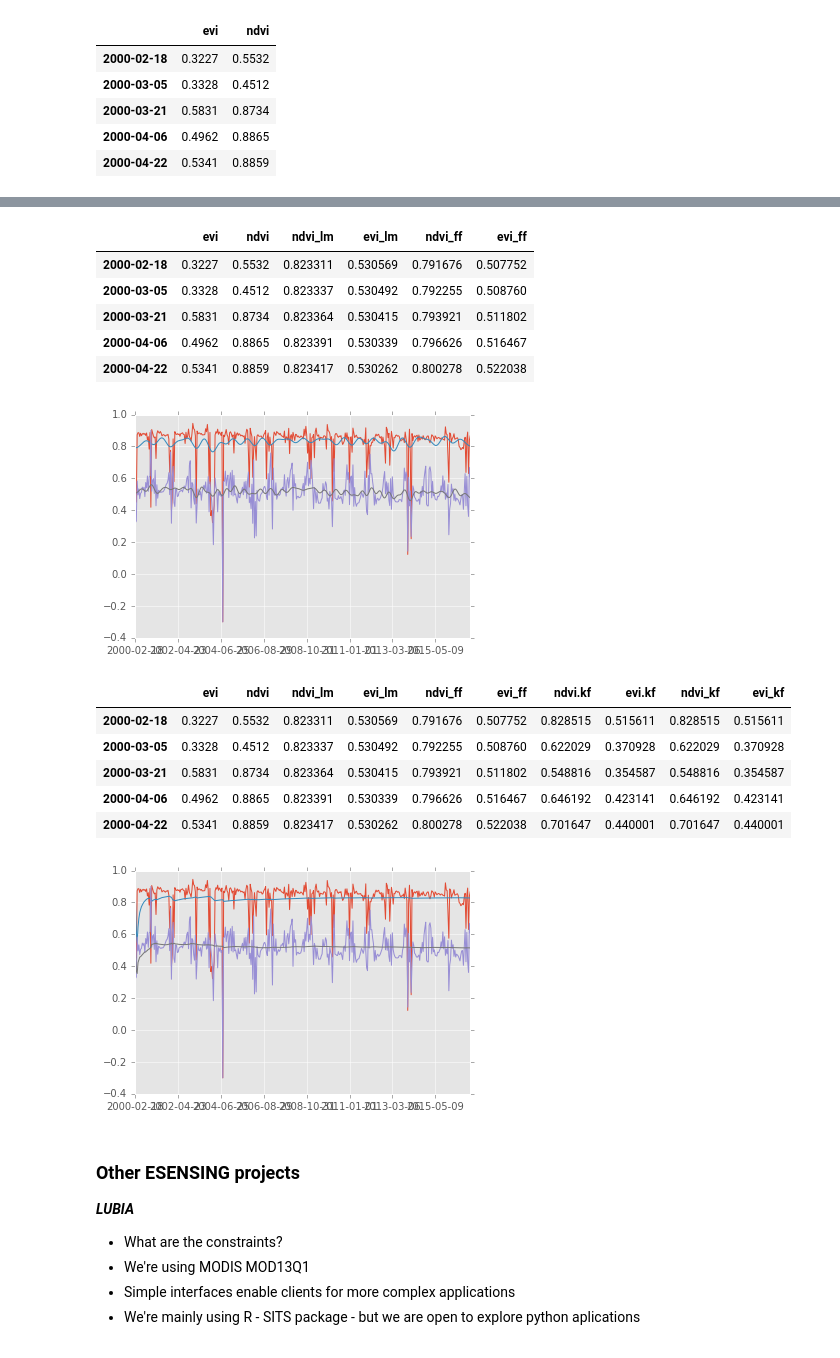
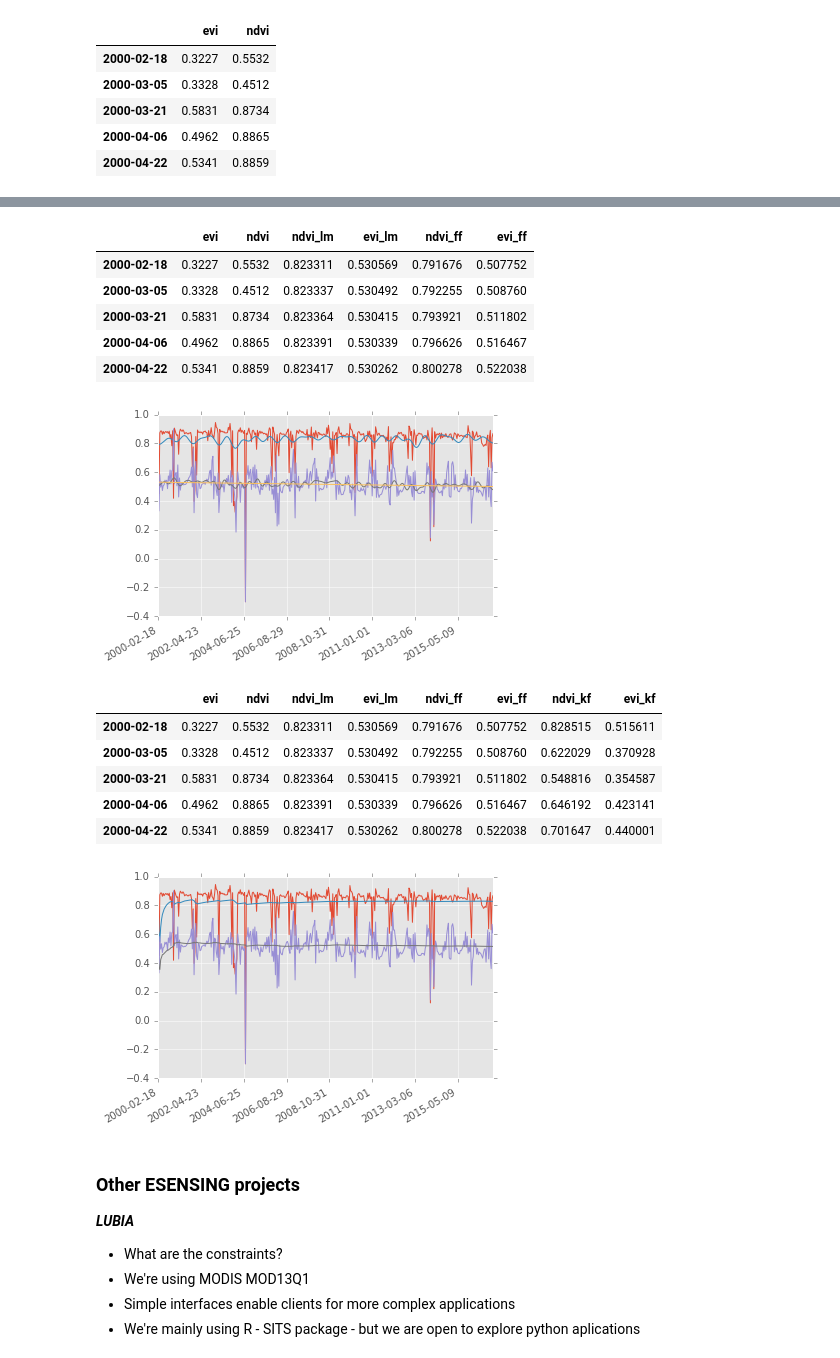
Before and after one commit to rolfsimoes/wgiss-py-webinar, a Jupyter notebook: WGISS_Tech_Webinar.ipynb, the cells around one changed output, grey strips where cells are left out. Saved outputs shown, nothing was run; the diff lists cells and outputs as text; code cells hidden in the pictures.

```diff
--- a/WGISS_Tech_Webinar.ipynb
+++ b/WGISS_Tech_Webinar.ipynb
@@ -178,34 +184,39 @@ def fourierfilter(vi, fq_keep):
     vi = pd.Series(vi.values, index = range(len(vi.values)))               # re-build the series
     fdf = pd.DataFrame({'vi': vi})
     ## de-trend the time series by fitting a trend line
     fdf['vi_lm'] = fitline(fdf['vi'])
     fdf['residual'] = fdf['vi'] - fdf['vi_lm']
     # compute the discrete Fourier Transform
     vi_fft = np.fft.fft(fdf['residual'].values).real
     # remove the frequencies from index fq_keep to the last one
     vi_fft[fq_keep:] = 0
     # compute the inverse discrete Fourier Transform
     vi_ifft = np.fft.ifft(vi_fft).real
     # add the residuals back
     return(vi_ifft + fdf['vi_lm'].values)
 
+# filter the vi
 vidf['ndvi_ff'] = fourierfilter(vidf['ndvi'], 25)
 vidf['evi_ff'] = fourierfilter(vidf['evi'], 45)
 
 # plot
+fig, ax = matplotlib.pyplot.subplots()
+ax.plot()
 vidf['ndvi'].plot()
 vidf['ndvi_ff'].plot()
 vidf['evi'].plot()
 vidf['evi_ff'].plot()
+vidf['evi_lm'].plot()
+fig.autofmt_xdate()
 vidf[0:5]
 # %% [output]
 |  | evi | ndvi | ndvi_lm | evi_lm | ndvi_ff | evi_ff |
 | 2000-02-18 | 0.3227 | 0.5532 | 0.823311 | 0.530569 | 0.791676 | 0.507752 |
 | 2000-03-05 | 0.3328 | 0.4512 | 0.823337 | 0.530492 | 0.792255 | 0.508760 |
 | 2000-03-21 | 0.5831 | 0.8734 | 0.823364 | 0.530415 | 0.793921 | 0.511802 |
 | 2000-04-06 | 0.4962 | 0.8865 | 0.823391 | 0.530339 | 0.796626 | 0.516467 |
 | 2000-04-22 | 0.5341 | 0.8859 | 0.823417 | 0.530262 | 0.800278 | 0.522038 |
-[figure, old version]
+[figure, new version]
 # %%
 # Kalman filter
 
@@ -226,22 +237,27 @@ def kalmanfilter(vi):
         e_est[i] = (1 - kg[i]) * e_est[i - 1]
     return est
 
+# filter the vi
 vidf['ndvi_kf'] = pd.Series(kalmanfilter(ndvi), index = cv_scheme["timeline"])
 vidf['evi_kf']  = pd.Series(kalmanfilter(evi), index = cv_scheme["timeline"])
 
+# plot
+fig, ax = matplotlib.pyplot.subplots()
+ax.plot()
 vidf['ndvi'].plot()
 vidf['ndvi_kf'].plot()
 vidf['evi'].plot()
 vidf['evi_kf'].plot()
+fig.autofmt_xdate()
 vidf[0:5]
 # %% [output]
-|  | evi | ndvi | ndvi_lm | evi_lm | ndvi_ff | evi_ff | ndvi.kf | evi.kf | ndvi_kf | evi_kf |
-| 2000-02-18 | 0.3227 | 0.5532 | 0.823311 | 0.530569 | 0.791676 | 0.507752 | 0.828515 | 0.515611 | 0.828515 | 0.515611 |
-| 2000-03-05 | 0.3328 | 0.4512 | 0.823337 | 0.530492 | 0.792255 | 0.508760 | 0.622029 | 0.370928 | 0.622029 | 0.370928 |
-| 2000-03-21 | 0.5831 | 0.8734 | 0.823364 | 0.530415 | 0.793921 | 0.511802 | 0.548816 | 0.354587 | 0.548816 | 0.354587 |
-| 2000-04-06 | 0.4962 | 0.8865 | 0.823391 | 0.530339 | 0.796626 | 0.516467 | 0.646192 | 0.423141 | 0.646192 | 0.423141 |
-| 2000-04-22 | 0.5341 | 0.8859 | 0.823417 | 0.530262 | 0.800278 | 0.522038 | 0.701647 | 0.440001 | 0.701647 | 0.440001 |
+|  | evi | ndvi | ndvi_lm | evi_lm | ndvi_ff | evi_ff | ndvi_kf | evi_kf |
+| 2000-02-18 | 0.3227 | 0.5532 | 0.823311 | 0.530569 | 0.791676 | 0.507752 | 0.828515 | 0.515611 |
+| 2000-03-05 | 0.3328 | 0.4512 | 0.823337 | 0.530492 | 0.792255 | 0.508760 | 0.622029 | 0.370928 |
+| 2000-03-21 | 0.5831 | 0.8734 | 0.823364 | 0.530415 | 0.793921 | 0.511802 | 0.548816 | 0.354587 |
+| 2000-04-06 | 0.4962 | 0.8865 | 0.823391 | 0.530339 | 0.796626 | 0.516467 | 0.646192 | 0.423141 |
+| 2000-04-22 | 0.5341 | 0.8859 | 0.823417 | 0.530262 | 0.800278 | 0.522038 | 0.701647 | 0.440001 |
-[figure, old version]
+[figure, new version]
 # %%
 # DTW & TWDTW
 # %% [markdown]
```
Also changed, not shown: parts of 10 cells of this notebook.
